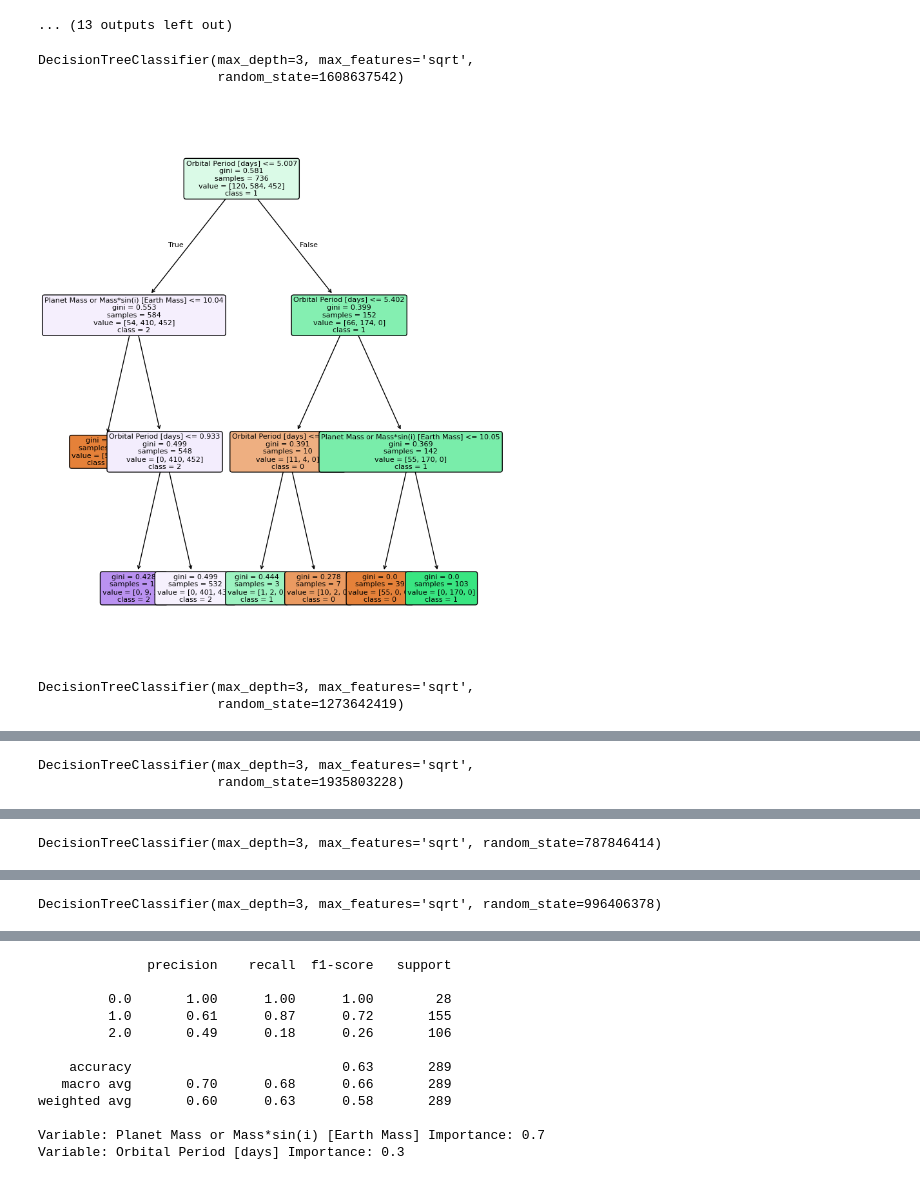
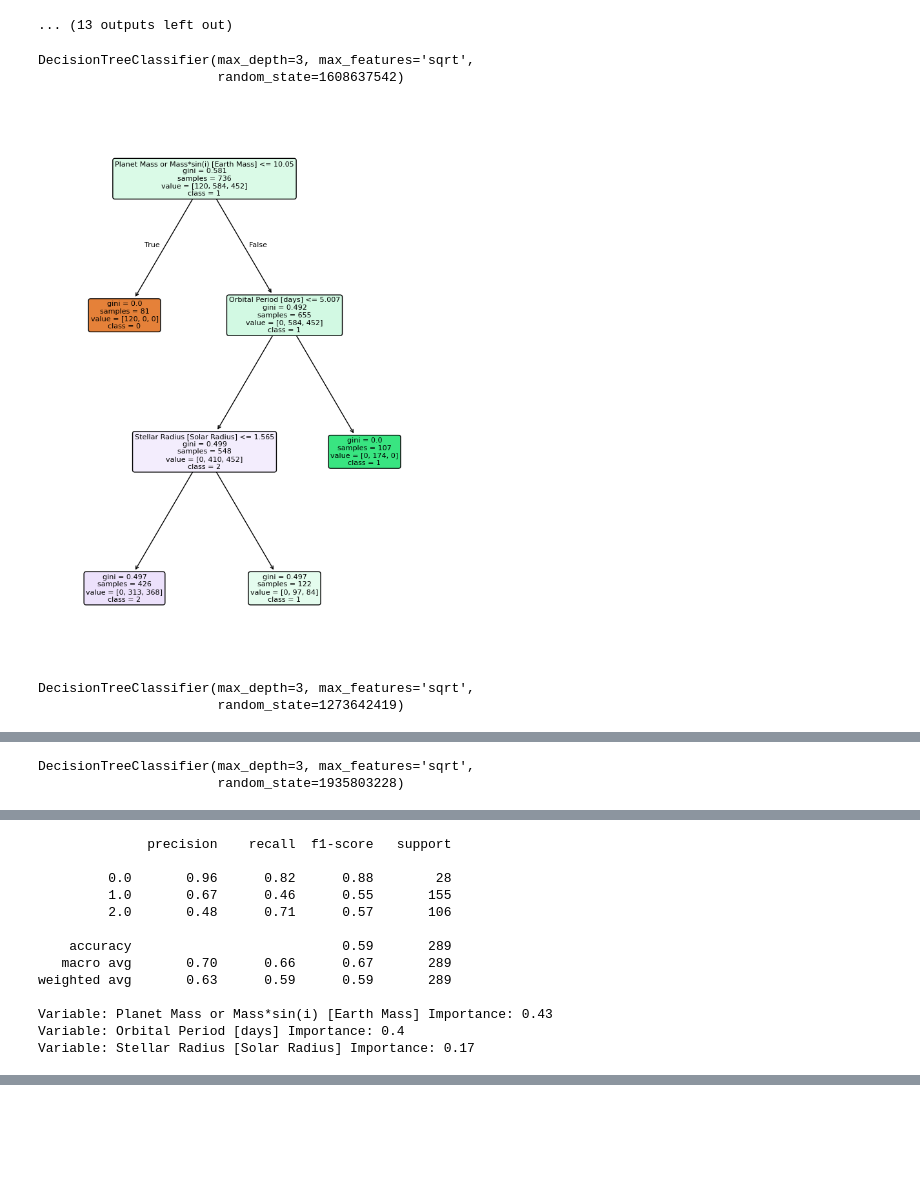
Before and after one commit to WizardOfPitty/Computational-Methods-in-Physics, a Jupyter notebook: Intro_to_Random_Forest/0_2_random_forest.ipynb, the cells around one changed output, grey strips where cells are left out. Cells and saved outputs as stored; diff of their text form; code cells hidden in the pictures; blank space fills up the shorter version.

```diff
--- a/Intro_to_Random_Forest/0_2_random_forest.ipynb
+++ b/Intro_to_Random_Forest/0_2_random_forest.ipynb
@@ -301,46 +301,52 @@ DecisionTreeClassifier(max_depth=3, max_features='sqrt',
 ... (13 outputs left out)
 # %%
 from sklearn.model_selection import train_test_split
+from sklearn.ensemble import RandomForestClassifier
+from sklearn import tree
+from sklearn.metrics import classification_report, confusion_matrix
 
+#################################### Data extraction ####################################################################################
 X_train, X_test, y_train, y_test = train_test_split(X, y, test_size=0.2, random_state=42)
 
-X_train_trimmed_2 = X_train.drop(['Stellar Metallicity [dex]', 'Stellar Surface Gravity [log10(cm/s**2)]', 'Equilibrium Temperature [K]', 'Stellar Effective Temperature [K]', 'Stellar Mass [Solar mass]', 'Stellar Radius [Solar Radius]'],
+
+######################### Trimming low importance parms ##################################################################################
+X_train_trimmed_2 = X_train.drop(['Stellar Metallicity [dex]', 'Stellar Surface Gravity [log10(cm/s**2)]', 'Equilibrium Temperature [K]', 'Stellar Effective Temperature [K]', 'Stellar Mass [Solar mass]'],
                                axis=1)
-X_test_trimmed_2 = X_test.drop(['Stellar Metallicity [dex]', 'Stellar Surface Gravity [log10(cm/s**2)]', 'Equilibrium Temperature [K]', 'Stellar Effective Temperature [K]', 'Stellar Mass [Solar mass]', 'Stellar Radius [Solar Radius]'],
+X_test_trimmed_2 = X_test.drop(['Stellar Metallicity [dex]', 'Stellar Surface Gravity [log10(cm/s**2)]', 'Equilibrium Temperature [K]', 'Stellar Effective Temperature [K]', 'Stellar Mass [Solar mass]'],
                                axis=1)
-
-from sklearn.ensemble import RandomForestClassifier
-
-our_model_2 = RandomForestClassifier(n_estimators=5, max_depth=3, random_state=42)
+####################################### Defining and training the model ###################################################################
+our_model_2 = RandomForestClassifier(n_estimators=3, max_depth=3, random_state=42)
 
 our_model_2.fit(X_train_trimmed_2, y_train)
 
-from sklearn import tree
 
-features = X_train_trimmed_2.columns.values                     # The name of each column
-classes = ['0', '1', '2']                            # Labels
+###################################### Survey the forest #######################################################################################
+features = X_train_trimmed_2.columns.values
+classes = ['0', '1', '2']
 
 for estimator in our_model_2.estimators_:
     print(estimator)
     plt.figure(figsize=(8,11))
     tree.plot_tree(estimator, feature_names=features, class_names=classes, fontsize=8, filled=True, rounded=True)
     plt.show()
 
+
+################################# Make predictions #####################################################################################
 y_predicted_2 = our_model_2.predict(X_test_trimmed_2)
 
 
-from sklearn.metrics import classification_report, confusion_matrix
 
+################################# Assessing model accuracy ####################################################################################
 cm = confusion_matrix(y_test, y_predicted_2)
 print(classification_report(y_test,y_predicted_2))
 
 importances = list(our_model_2.feature_importances_)
 feature_importances = [(feature, round(importance, 2)) for feature, importance in zip(features, importances)]
 feature_importances = sorted(feature_importances, key = lambda x: x[1], reverse = True)
 [print('Variable: {:20} Importance: {}'.format(*pair)) for pair in feature_importances];
 # %% [output]
 DecisionTreeClassifier(max_depth=3, max_features='sqrt',
                        random_state=1608637542)
-[figure, old version]
+[figure, new version]
 DecisionTreeClassifier(max_depth=3, max_features='sqrt',
                        random_state=1273642419)
@@ -351 +357,13 @@ DecisionTreeClassifier(max_depth=3, max_features='sqrt',
-DecisionTreeClassifier(max_depth=3, max_features='sqrt', random_state=787846414)
+              precision    recall  f1-score   support
+
+         0.0       0.96      0.82      0.88        28
+         1.0       0.67      0.46      0.55       155
+         2.0       0.48      0.71      0.57       106
+
+    accuracy                           0.59       289
+   macro avg       0.70      0.66      0.67       289
+weighted avg       0.63      0.59      0.59       289
+
+Variable: Planet Mass or Mass*sin(i) [Earth Mass] Importance: 0.43
+Variable: Orbital Period [days] Importance: 0.4
+Variable: Stellar Radius [Solar Radius] Importance: 0.17
@@ -353 +369,0 @@ DecisionTreeClassifier(max_depth=3, max_features='sqrt', random_state=787846414)
-DecisionTreeClassifier(max_depth=3, max_features='sqrt', random_state=996406378)
@@ -355,12 +369,0 @@ DecisionTreeClassifier(max_depth=3, max_features='sqrt', random_state=996406378)
-              precision    recall  f1-score   support
-
-         0.0       1.00      1.00      1.00        28
-         1.0       0.61      0.87      0.72       155
-         2.0       0.49      0.18      0.26       106
-
-    accuracy                           0.63       289
-   macro avg       0.70      0.68      0.66       289
-weighted avg       0.60      0.63      0.58       289
-
-Variable: Planet Mass or Mass*sin(i) [Earth Mass] Importance: 0.7
-Variable: Orbital Period [days] Importance: 0.3
```
Also changed, not shown: parts of 1 cell of this notebook.
